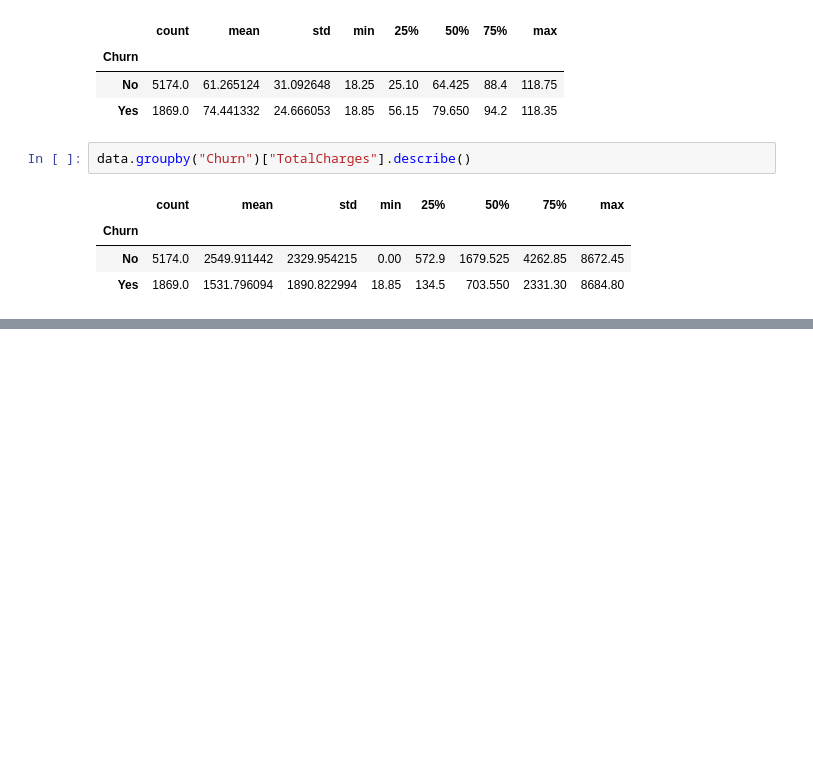
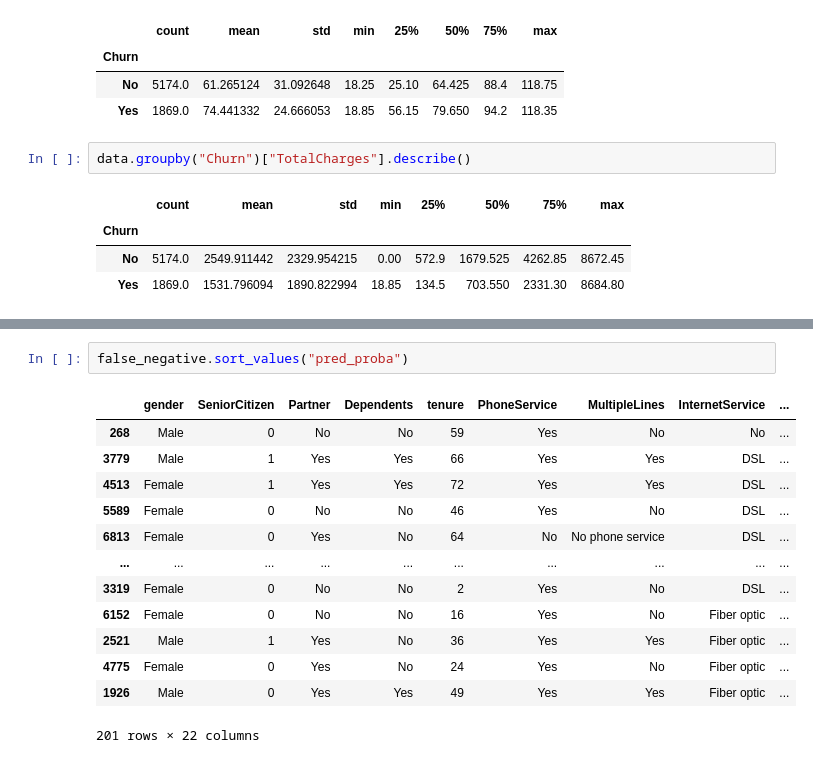
Before and after one commit to yagantiAshok/Churn_Customer_Prediction, a Jupyter notebook: notebook/fresh_eda.ipynb, the cells around one changed output, grey strips where cells are left out. Drawn from its saved outputs; the diff is of its cells as text; blank space fills up the shorter version.

```diff
--- a/notebook/fresh_eda.ipynb
+++ b/notebook/fresh_eda.ipynb
@@ -162,0 +476,16 @@ for col in numeric_columns:
+# %%
+false_negative.sort_values("pred_proba")
+# %% [output]
+|  | gender | SeniorCitizen | Partner | Dependents | tenure | PhoneService | MultipleLines | InternetService | ... |
+| 268 | Male | 0 | No | No | 59 | Yes | No | No | ... |
+| 3779 | Male | 1 | Yes | Yes | 66 | Yes | Yes | DSL | ... |
+| 4513 | Female | 1 | Yes | Yes | 72 | Yes | Yes | DSL | ... |
+| 5589 | Female | 0 | No | No | 46 | Yes | No | DSL | ... |
+| 6813 | Female | 0 | Yes | No | 64 | No | No phone service | DSL | ... |
+| ... | ... | ... | ... | ... | ... | ... | ... | ... | ... |
+| 3319 | Female | 0 | No | No | 2 | Yes | No | DSL | ... |
+| 6152 | Female | 0 | No | No | 16 | Yes | No | Fiber optic | ... |
+| 2521 | Male | 1 | Yes | No | 36 | Yes | Yes | Fiber optic | ... |
+| 4775 | Female | 0 | Yes | No | 24 | Yes | No | Fiber optic | ... |
+| 1926 | Male | 0 | Yes | Yes | 49 | Yes | Yes | Fiber optic | ... |
+201 rows × 22 columns
```
Also changed, not shown: parts of 64 cells of this notebook, 14 other files.
